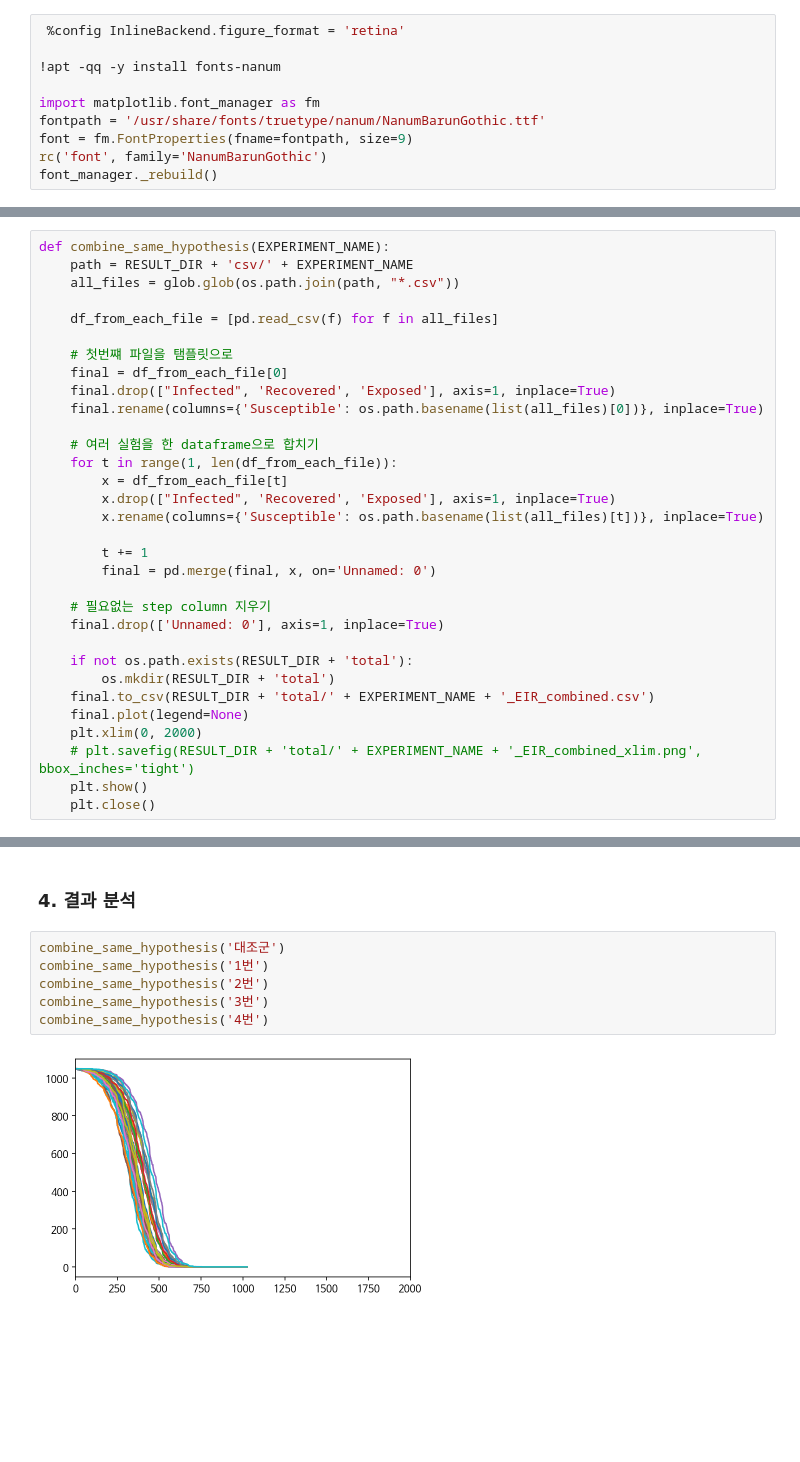
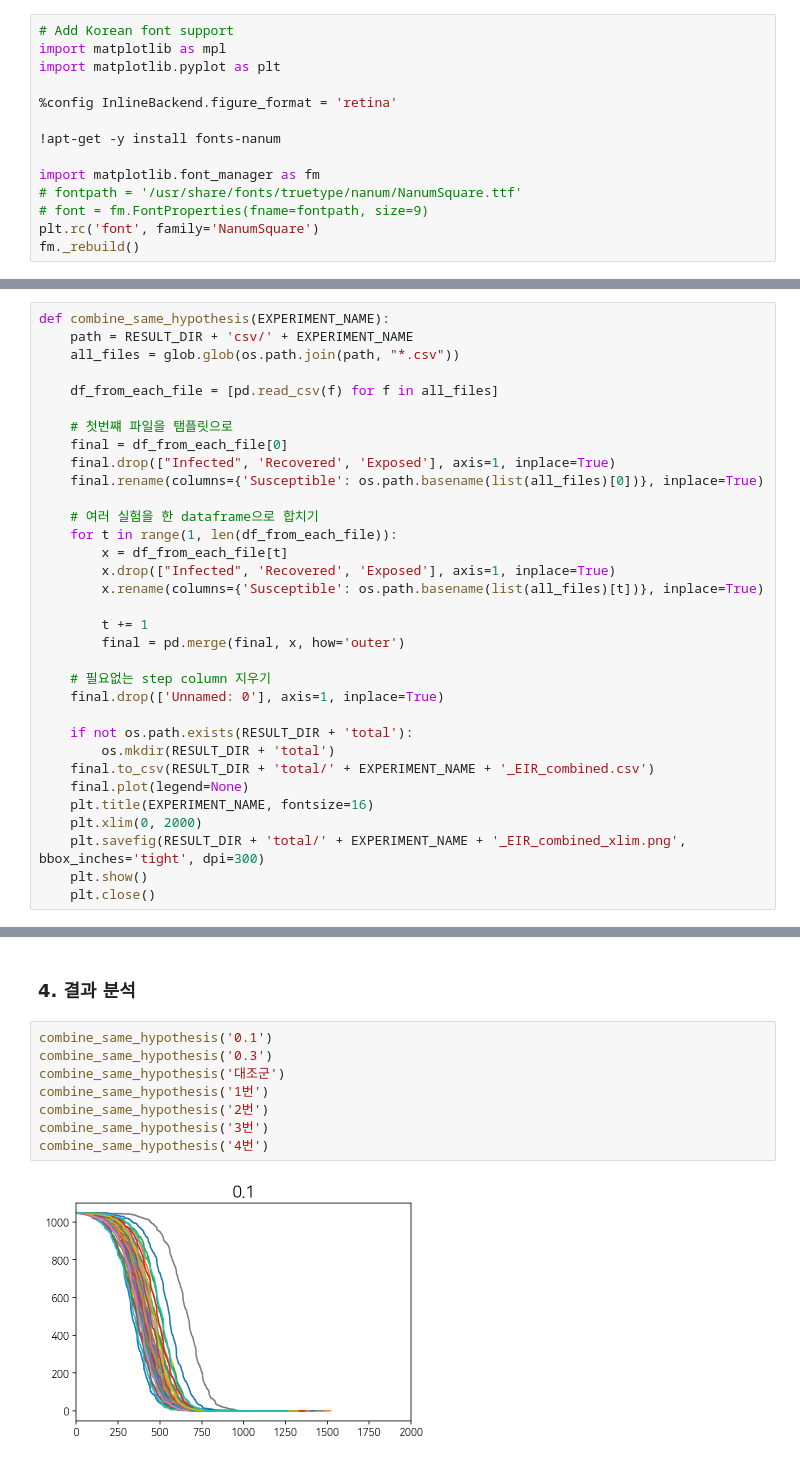
Before and after one commit to leejs209/MesaABM, a Jupyter notebook: MesaABM.ipynb, the cells around one changed output, grey strips where cells are left out. Cells and saved outputs as stored; diff of their text form; blank space fills up the shorter version.

```diff
--- a/MesaABM.ipynb
+++ b/MesaABM.ipynb
@@ -47,11 +27,15 @@ import ipywidgets as widgets
 # %%
- %config InlineBackend.figure_format = 'retina'
+# Add Korean font support
+import matplotlib as mpl
+import matplotlib.pyplot as plt
 
-!apt -qq -y install fonts-nanum
+%config InlineBackend.figure_format = 'retina'
+
+!apt-get -y install fonts-nanum
 
 import matplotlib.font_manager as fm
-fontpath = '/usr/share/fonts/truetype/nanum/NanumBarunGothic.ttf'
-font = fm.FontProperties(fname=fontpath, size=9)
-rc('font', family='NanumBarunGothic')
-font_manager._rebuild()
+# fontpath = '/usr/share/fonts/truetype/nanum/NanumSquare.ttf'
+# font = fm.FontProperties(fname=fontpath, size=9)
+plt.rc('font', family='NanumSquare')
+fm._rebuild()
 # %% [output]
@@ -541,7 +506,7 @@ def combine_same_hypothesis(EXPERIMENT_NAME):
         x.rename(columns={'Susceptible': os.path.basename(list(all_files)[t])}, inplace=True)
 
         t += 1
-        final = pd.merge(final, x, on='Unnamed: 0')
+        final = pd.merge(final, x, how='outer')
 
     # 필요없는 step column 지우기
     final.drop(['Unnamed: 0'], axis=1, inplace=True)
@@ -550,8 +515,9 @@ def combine_same_hypothesis(EXPERIMENT_NAME):
         os.mkdir(RESULT_DIR + 'total')
     final.to_csv(RESULT_DIR + 'total/' + EXPERIMENT_NAME + '_EIR_combined.csv')
     final.plot(legend=None)
+    plt.title(EXPERIMENT_NAME, fontsize=16)
     plt.xlim(0, 2000)
-    # plt.savefig(RESULT_DIR + 'total/' + EXPERIMENT_NAME + '_EIR_combined_xlim.png', bbox_inches='tight')
+    plt.savefig(RESULT_DIR + 'total/' + EXPERIMENT_NAME + '_EIR_combined_xlim.png', bbox_inches='tight', dpi=300)
     plt.show()
     plt.close()
 # %%
@@ -737,10 +649,12 @@ for t in range(no_of_experiment):
 # %% [markdown]
 ###  4.  결과 분석
 # %%
+combine_same_hypothesis('0.1')
+combine_same_hypothesis('0.3')
 combine_same_hypothesis('대조군')
 combine_same_hypothesis('1번')
 combine_same_hypothesis('2번')
 combine_same_hypothesis('3번')
 combine_same_hypothesis('4번')
 # %% [output]
-[figure, old version]
+[figure, new version]
```
Also changed, not shown: parts of 21 cells of this notebook.
